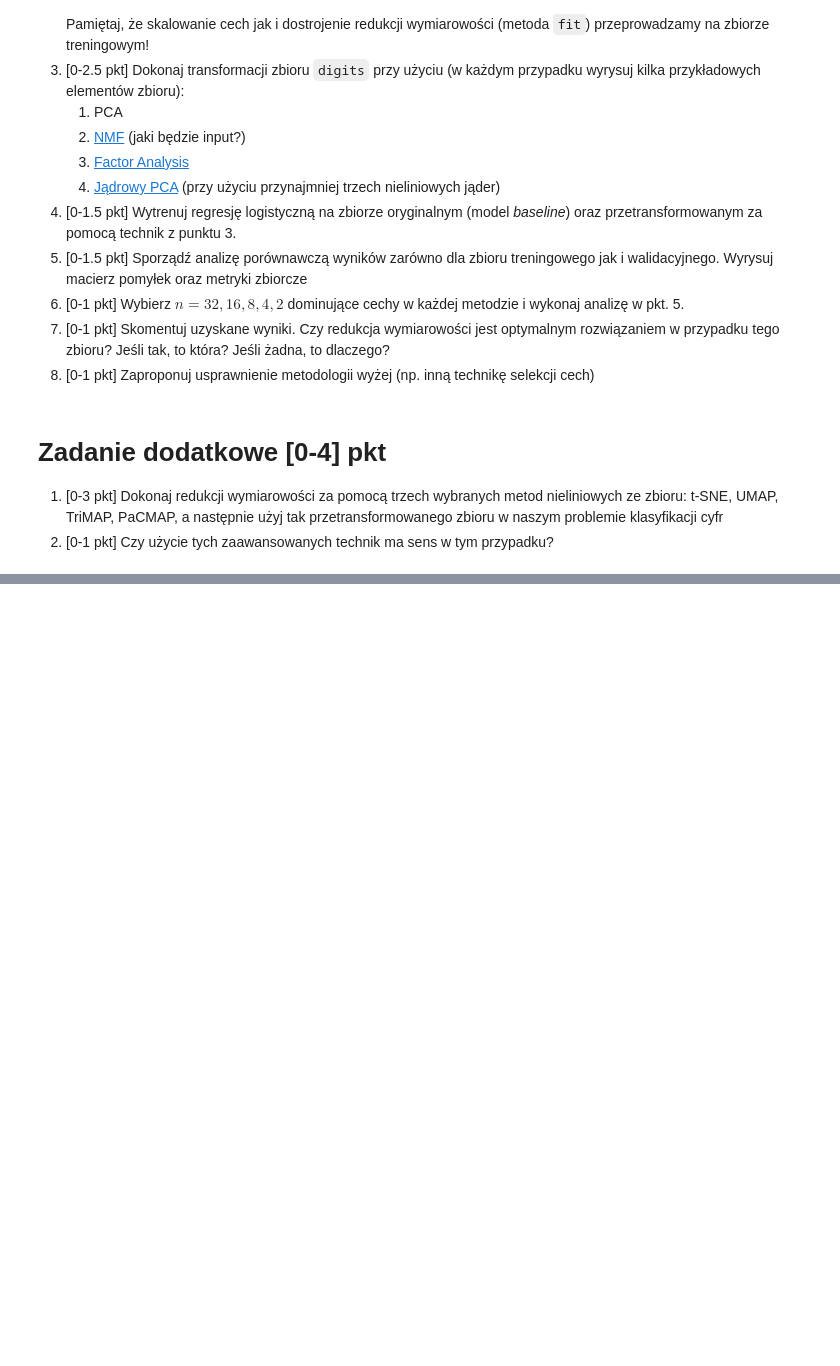
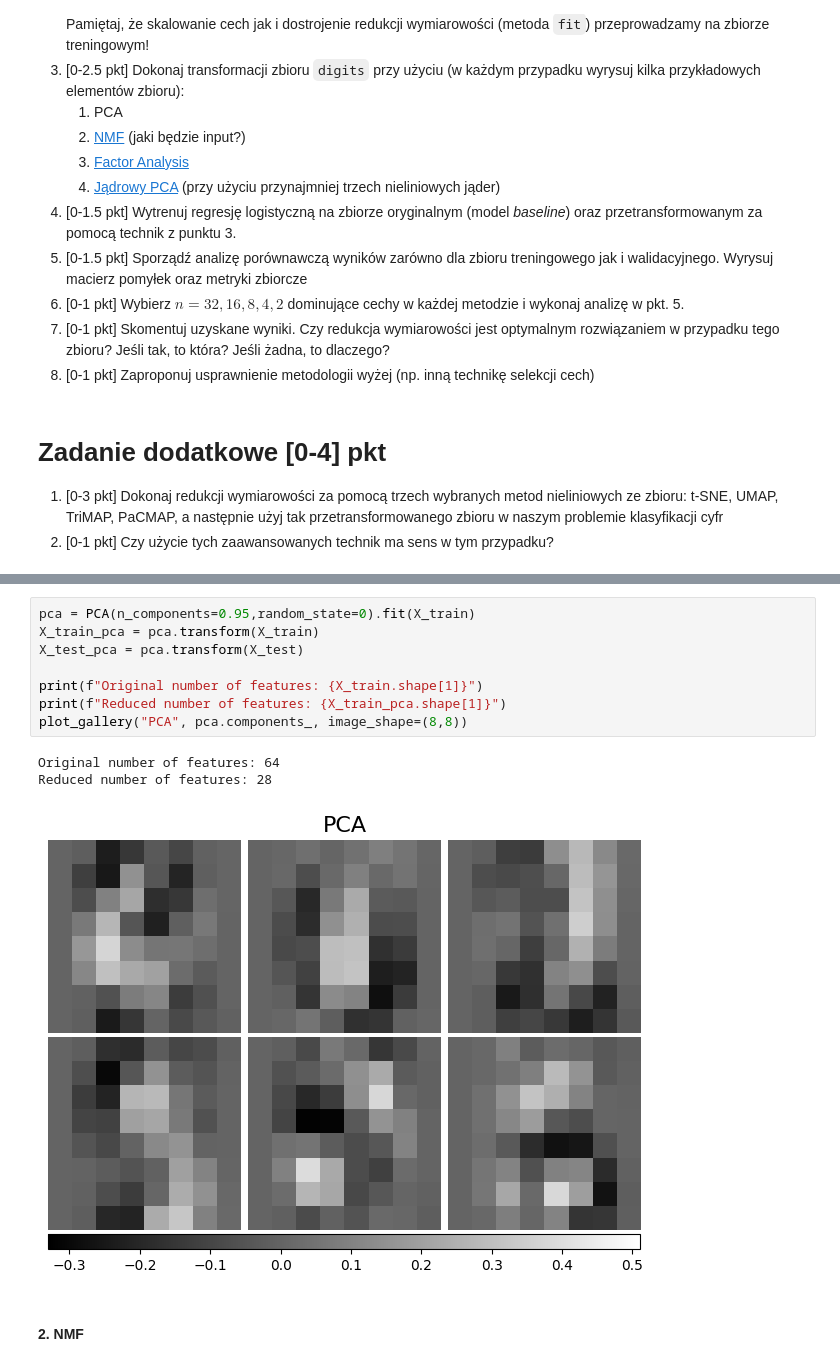
Before and after one commit to Marek55S/machine-learning-basis, a Jupyter notebook: 6_selekcja_redukcja/6-zadanie_domowe.ipynb, the cells around one changed output, grey strips where cells are left out. Drawn from its saved outputs; the diff is of its cells as text; blank space fills up the shorter version.

```diff
--- a/6_selekcja_redukcja/6-zadanie_domowe.ipynb
+++ b/6_selekcja_redukcja/6-zadanie_domowe.ipynb
@@ -61,0 +101,14 @@ def plot_gallery(title, images, n_col=3, n_row=2, image_shape = (64,64),cmap=plt
+# %%
+pca = PCA(n_components=0.95,random_state=0).fit(X_train)
+X_train_pca = pca.transform(X_train)
+X_test_pca = pca.transform(X_test)
+
+print(f"Original number of features: {X_train.shape[1]}")
+print(f"Reduced number of features: {X_train_pca.shape[1]}")
+plot_gallery("PCA", pca.components_, image_shape=(8,8))
+# %% [output]
+Original number of features: 64
+Reduced number of features: 28
+[figure, added]
+# %% [markdown]
+#### 2. NMF
```
Also changed, not shown: parts of 45 cells of this notebook, 1 other file.
